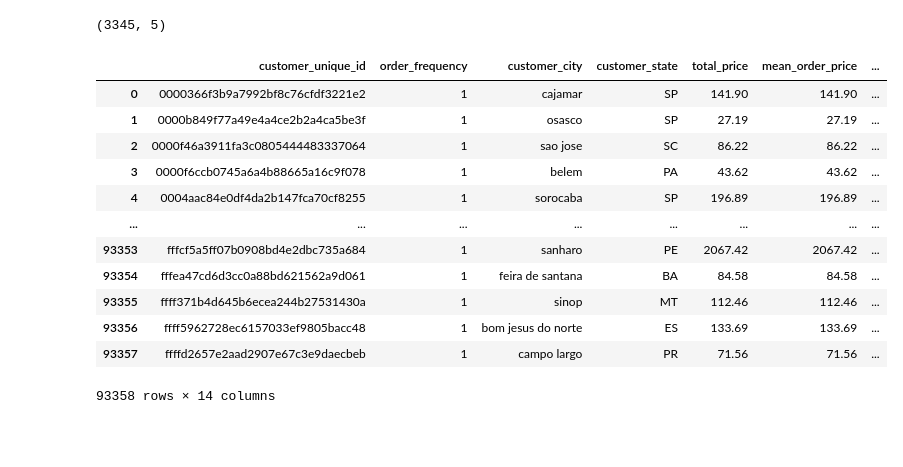
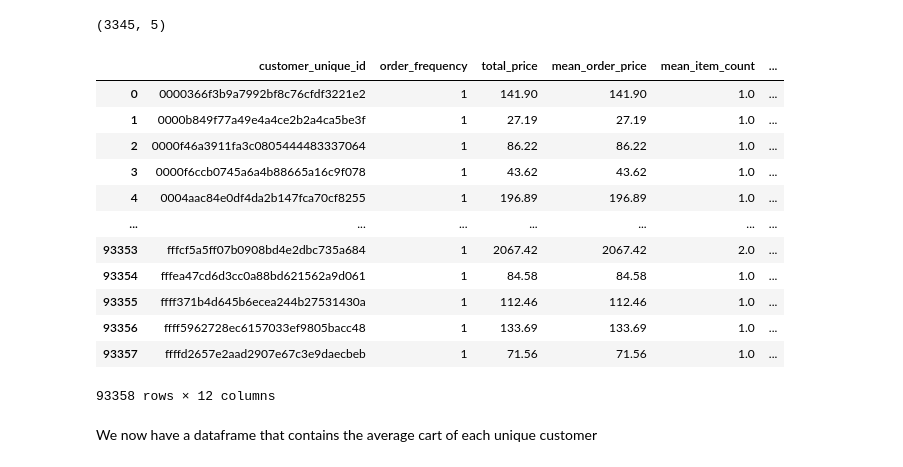
Before and after one commit to Dzov/DSP5, a Jupyter notebook: Haladjian_Amelie-Dzovinar_1_notebook_exploration_092023.ipynb, the cells around one changed output. Cells and saved outputs as stored; diff of their text form; code cells hidden in the pictures; blank space fills up the shorter version.

```diff
--- a/Haladjian_Amelie-Dzovinar_1_notebook_exploration_092023.ipynb
+++ b/Haladjian_Amelie-Dzovinar_1_notebook_exploration_092023.ipynb
@@ -25,8 +24,7 @@ raw_orders = pd.read_csv("data/olist_orders_dataset.csv")
 raw_products = pd.read_csv("data/olist_products_dataset.csv")
 raw_sellers = pd.read_csv("data/olist_sellers_dataset.csv")
 raw_geoloc = pd.read_csv("data/olist_geolocation_dataset.csv")
-raw_category_translation = pd.read_csv(
-    "data/product_category_name_translation.csv")
+raw_category_translation = pd.read_csv("data/product_category_name_translation.csv")
 
 data_sets = {
     "Customers": raw_customers,
@@ -358,7 +358,8 @@ orders.drop(
 # %% [markdown]
 #### Products
 # %%
-merged_df = merge(raw_products, raw_category_translation, "product_category_name")
+merged_df = merge(raw_products, raw_category_translation,
+                  "product_category_name")
 raw_products["product_category_name"] = merged_df["product_category_name_english"]
 # %%
 raw_products
@@ -612,7 +613,8 @@ orders.loc[
 # %% [markdown]
 We will impute the values with default values
 # %%
-orders["mean_installment_payment_value"].fillna(orders["total_price"], inplace=True)
+orders["mean_installment_payment_value"].fillna(
+    orders["total_price"], inplace=True)
 orders["payment_installments"].fillna(1, inplace=True)
 orders["payment_type_count"].fillna(1, inplace=True)
 # %% [markdown]
@@ -674,8 +676,7 @@ orders["order_purchase_timestamp"][1]
 # %% [output]
 Timestamp('2018-07-24 20:41:37')
 # %%
-orders["recency"] = (
-    latest_purchase - orders["order_purchase_timestamp"]).dt.days
+orders["recency"] = (latest_purchase - orders["order_purchase_timestamp"]).dt.days
 # %%
 orders["recency"]
 # %% [output]
@@ -720,36 +720,37 @@ returning_customers.shape
 # %%
 customer_summary = (
     orders.groupby("customer_unique_id")
     .agg(
         order_frequency=("order_id", "count"),
-        customer_city=("customer_city", "first"),
-        customer_state=("customer_state", "first"),
         total_price=("total_price", "sum"),
         mean_order_price=("total_price", "mean"),
         mean_item_count=("item_count", "mean"),
         mean_category_count=("category_count", "mean"),
         review_score=("review_score", "mean"),
         comment=("comment", stats.mode),
-        mean_installment_payment_value=("mean_installment_payment_value", "mean"),
+        mean_installment_payment_value=(
+            "mean_installment_payment_value", "mean"),
         payment_type_count=("payment_type_count", stats.mode),
         late_delivery=("late_delivery", stats.mode),
         recency=("recency", "min"),
     )
     .reset_index()
 )
 
 customer_summary
 # %% [output]
-|  | customer_unique_id | order_frequency | customer_city | customer_state | total_price | mean_order_price | ... |
-| 0 | 0000366f3b9a7992bf8c76cfdf3221e2 | 1 | cajamar | SP | 141.90 | 141.90 | ... |
-| 1 | 0000b849f77a49e4a4ce2b2a4ca5be3f | 1 | osasco | SP | 27.19 | 27.19 | ... |
-| 2 | 0000f46a3911fa3c0805444483337064 | 1 | sao jose | SC | 86.22 | 86.22 | ... |
-| 3 | 0000f6ccb0745a6a4b88665a16c9f078 | 1 | belem | PA | 43.62 | 43.62 | ... |
-| 4 | 0004aac84e0df4da2b147fca70cf8255 | 1 | sorocaba | SP | 196.89 | 196.89 | ... |
-| ... | ... | ... | ... | ... | ... | ... | ... |
-| 93353 | fffcf5a5ff07b0908bd4e2dbc735a684 | 1 | sanharo | PE | 2067.42 | 2067.42 | ... |
-| 93354 | fffea47cd6d3cc0a88bd621562a9d061 | 1 | feira de santana | BA | 84.58 | 84.58 | ... |
-| 93355 | ffff371b4d645b6ecea244b27531430a | 1 | sinop | MT | 112.46 | 112.46 | ... |
-| 93356 | ffff5962728ec6157033ef9805bacc48 | 1 | bom jesus do norte | ES | 133.69 | 133.69 | ... |
-| 93357 | ffffd2657e2aad2907e67c3e9daecbeb | 1 | campo largo | PR | 71.56 | 71.56 | ... |
+|  | customer_unique_id | order_frequency | total_price | mean_order_price | mean_item_count | ... |
+| 0 | 0000366f3b9a7992bf8c76cfdf3221e2 | 1 | 141.90 | 141.90 | 1.0 | ... |
+| 1 | 0000b849f77a49e4a4ce2b2a4ca5be3f | 1 | 27.19 | 27.19 | 1.0 | ... |
+| 2 | 0000f46a3911fa3c0805444483337064 | 1 | 86.22 | 86.22 | 1.0 | ... |
+| 3 | 0000f6ccb0745a6a4b88665a16c9f078 | 1 | 43.62 | 43.62 | 1.0 | ... |
+| 4 | 0004aac84e0df4da2b147fca70cf8255 | 1 | 196.89 | 196.89 | 1.0 | ... |
+| ... | ... | ... | ... | ... | ... | ... |
+| 93353 | fffcf5a5ff07b0908bd4e2dbc735a684 | 1 | 2067.42 | 2067.42 | 2.0 | ... |
+| 93354 | fffea47cd6d3cc0a88bd621562a9d061 | 1 | 84.58 | 84.58 | 1.0 | ... |
+| 93355 | ffff371b4d645b6ecea244b27531430a | 1 | 112.46 | 112.46 | 1.0 | ... |
+| 93356 | ffff5962728ec6157033ef9805bacc48 | 1 | 133.69 | 133.69 | 1.0 | ... |
+| 93357 | ffffd2657e2aad2907e67c3e9daecbeb | 1 | 71.56 | 71.56 | 1.0 | ... |
-93358 rows × 14 columns
+93358 rows × 12 columns
+# %% [markdown]
+We now have a dataframe that contains the average cart of each unique customer
```
Also changed, not shown: parts of 7 cells of this notebook, 2 other files.
